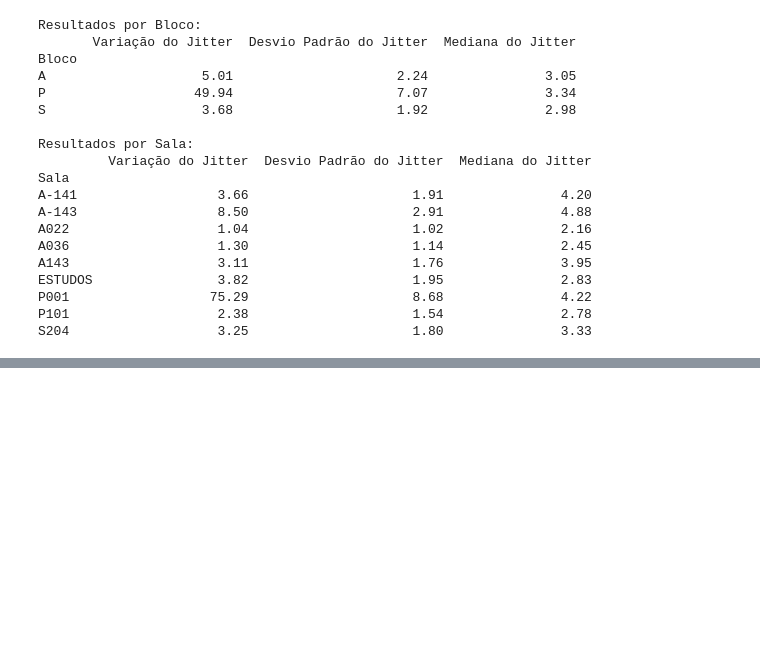
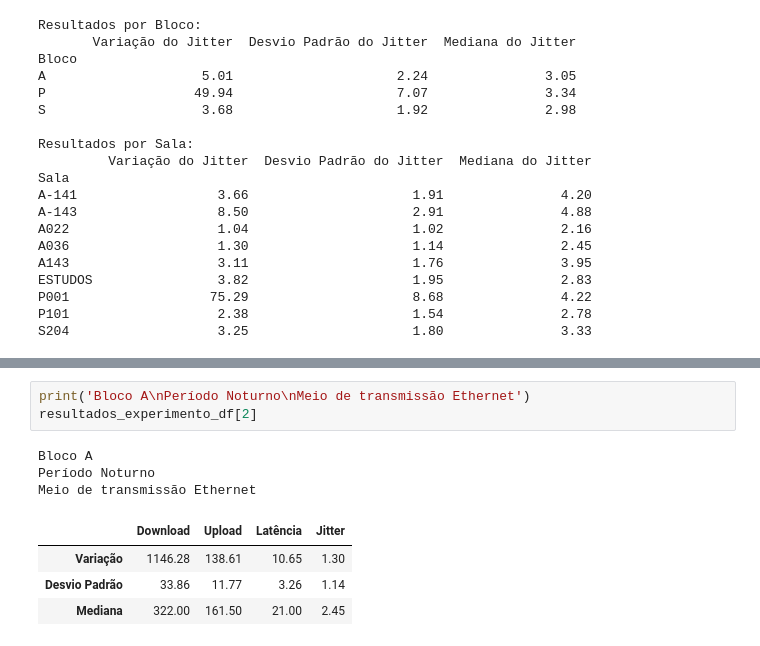
Before and after one commit to matheusbuenowb/University-Network-Analysis, a Jupyter notebook: TCC_Análise.ipynb, the cells around one changed output, grey strips where cells are left out. Saved outputs shown, nothing was run; the diff lists cells and outputs as text; blank space fills up the shorter version.

```diff
--- a/TCC_Análise.ipynb
+++ b/TCC_Análise.ipynb
@@ -1017,0 +1009,11 @@ Resultados do Experimento 1 (Ethernet, Bloco P, Vespertino):
+# %%
+print('Bloco A\nPeríodo Noturno\nMeio de transmissão Ethernet')
+resultados_experimento_df[2]
+# %% [output]
+Bloco A
+Período Noturno
+Meio de transmissão Ethernet
+|  | Download | Upload | Latência | Jitter |
+| Variação | 1146.28 | 138.61 | 10.65 | 1.30 |
+| Desvio Padrão | 33.86 | 11.77 | 3.26 | 1.14 |
+| Mediana | 322.00 | 161.50 | 21.00 | 2.45 |
```
Also changed, not shown: parts of 14 cells of this notebook.
